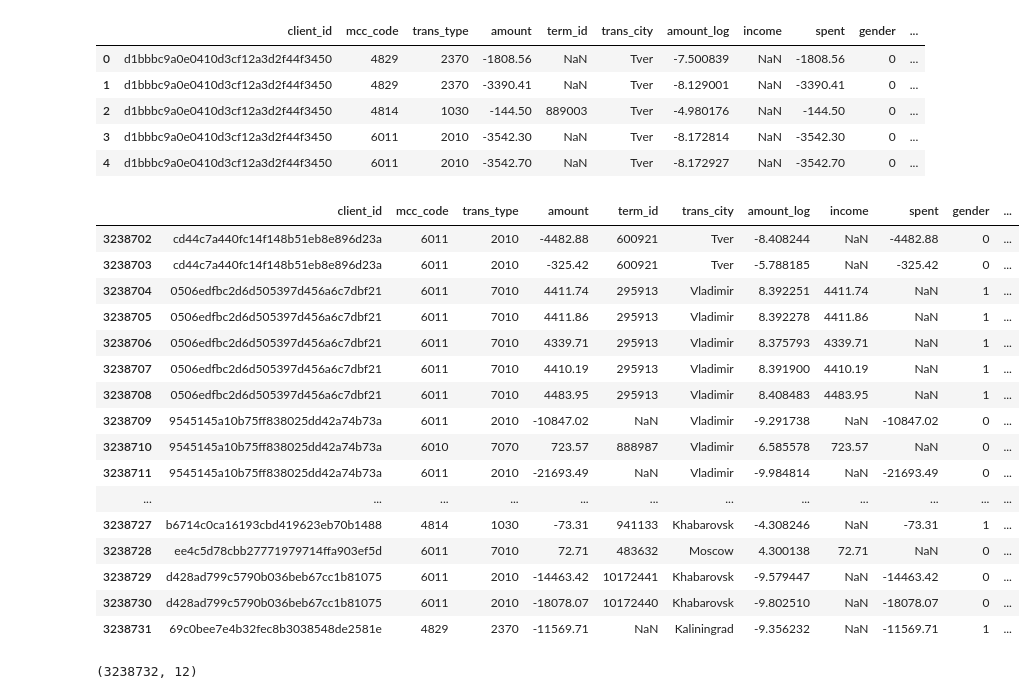
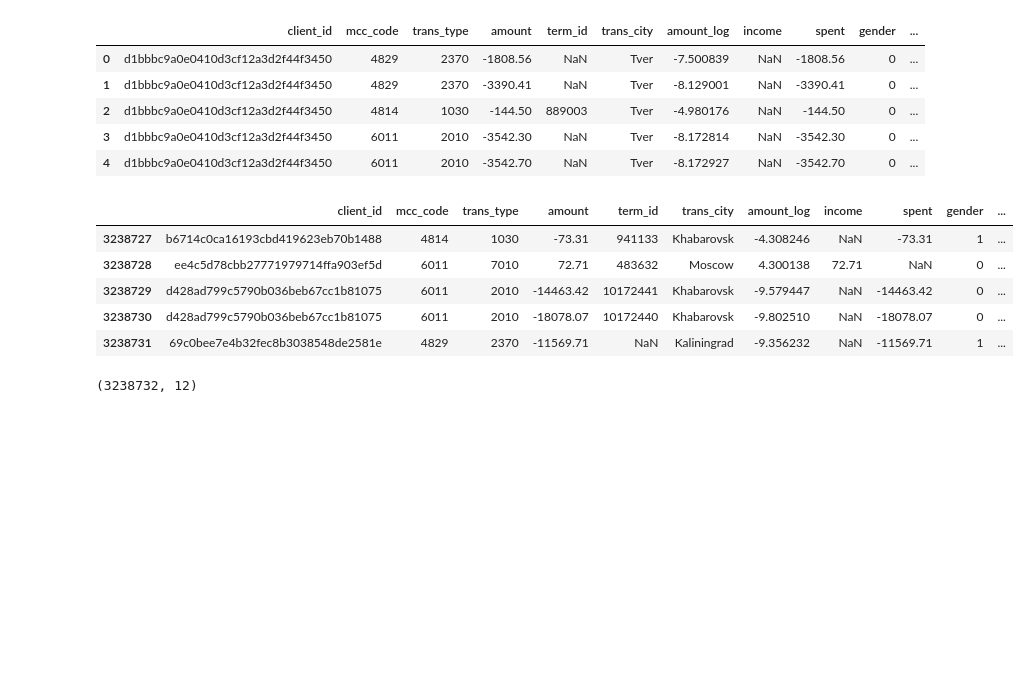
Before and after one commit to aayugay99/sber_hse_hack, a Jupyter notebook: data_analysis.ipynb, the cells around one changed output. Saved outputs shown, nothing was run; the diff lists cells and outputs as text; code cells hidden in the pictures; blank space fills up the shorter version.

```diff
--- a/data_analysis.ipynb
+++ b/data_analysis.ipynb
@@ -9,10 +10,12 @@ import plotly.graph_objects as go
+# %%
+path_to_data = 'data'
 # %%
-train = pd.read_csv('/content/drive/MyDrive/sber_ml_hack/data/train.csv', usecols=['client_id', 'gender'])
-mcc_codes = pd.read_csv('/content/drive/MyDrive/sber_ml_hack/data/mcc_codes.csv', sep=';')
-test_sample_submission = pd.read_csv('/content/drive/MyDrive/sber_ml_hack/data/test_sample_submission.csv', usecols=['client_id', 'probability'])
-test = pd.read_csv('/content/drive/MyDrive/sber_ml_hack/data/test.csv', usecols=['client_id'])
-trans_types = pd.read_csv('/content/drive/MyDrive/sber_ml_hack/data/trans_types.csv', sep=';')
-transactions = pd.read_csv('/content/drive/MyDrive/sber_ml_hack/data/transactions.csv')
+train = pd.read_csv(path_to_data + '/train.csv', usecols=['client_id', 'gender'])
+mcc_codes = pd.read_csv(path_to_data + '/mcc_codes.csv', sep=';')
+test_sample_submission = pd.read_csv(path_to_data + '/test_sample_submission.csv', usecols=['client_id', 'probability'])
+test = pd.read_csv(path_to_data + '/test.csv', usecols=['client_id'])
+trans_types = pd.read_csv(path_to_data + '/trans_types.csv', sep=';')
+transactions = pd.read_csv(path_to_data + '/transactions.csv')
 # %%
 print('Size of datasets:\n')
 print('train', train.shape)
@@ -313,19 +288,8 @@ trans_train.head()
 trans_train['hour'] = trans_train['event_time'].dt.strftime('%H')
 # %%
-trans_train.tail(30)
+trans_train.tail()
 # %% [output]
 |  | client_id | mcc_code | trans_type | amount | term_id | trans_city | amount_log | income | spent | gender | ... |
-| 3238702 | cd44c7a440fc14f148b51eb8e896d23a | 6011 | 2010 | -4482.88 | 600921 | Tver | -8.408244 | NaN | -4482.88 | 0 | ... |
-| 3238703 | cd44c7a440fc14f148b51eb8e896d23a | 6011 | 2010 | -325.42 | 600921 | Tver | -5.788185 | NaN | -325.42 | 0 | ... |
-| 3238704 | 0506edfbc2d6d505397d456a6c7dbf21 | 6011 | 7010 | 4411.74 | 295913 | Vladimir | 8.392251 | 4411.74 | NaN | 1 | ... |
-| 3238705 | 0506edfbc2d6d505397d456a6c7dbf21 | 6011 | 7010 | 4411.86 | 295913 | Vladimir | 8.392278 | 4411.86 | NaN | 1 | ... |
-| 3238706 | 0506edfbc2d6d505397d456a6c7dbf21 | 6011 | 7010 | 4339.71 | 295913 | Vladimir | 8.375793 | 4339.71 | NaN | 1 | ... |
-| 3238707 | 0506edfbc2d6d505397d456a6c7dbf21 | 6011 | 7010 | 4410.19 | 295913 | Vladimir | 8.391900 | 4410.19 | NaN | 1 | ... |
-| 3238708 | 0506edfbc2d6d505397d456a6c7dbf21 | 6011 | 7010 | 4483.95 | 295913 | Vladimir | 8.408483 | 4483.95 | NaN | 1 | ... |
-| 3238709 | 9545145a10b75ff838025dd42a74b73a | 6011 | 2010 | -10847.02 | NaN | Vladimir | -9.291738 | NaN | -10847.02 | 0 | ... |
-| 3238710 | 9545145a10b75ff838025dd42a74b73a | 6010 | 7070 | 723.57 | 888987 | Vladimir | 6.585578 | 723.57 | NaN | 0 | ... |
-| 3238711 | 9545145a10b75ff838025dd42a74b73a | 6011 | 2010 | -21693.49 | NaN | Vladimir | -9.984814 | NaN | -21693.49 | 0 | ... |
-| ... | ... | ... | ... | ... | ... | ... | ... | ... | ... | ... | ... |
 | 3238727 | b6714c0ca16193cbd419623eb70b1488 | 4814 | 1030 | -73.31 | 941133 | Khabarovsk | -4.308246 | NaN | -73.31 | 1 | ... |
 | 3238728 | ee4c5d78cbb27771979714ffa903ef5d | 6011 | 7010 | 72.71 | 483632 | Moscow | 4.300138 | 72.71 | NaN | 0 | ... |
 | 3238729 | d428ad799c5790b036beb67cc1b81075 | 6011 | 2010 | -14463.42 | 10172441 | Khabarovsk | -9.579447 | NaN | -14463.42 | 0 | ... |
```
Also changed, not shown: parts of 31 cells of this notebook.
